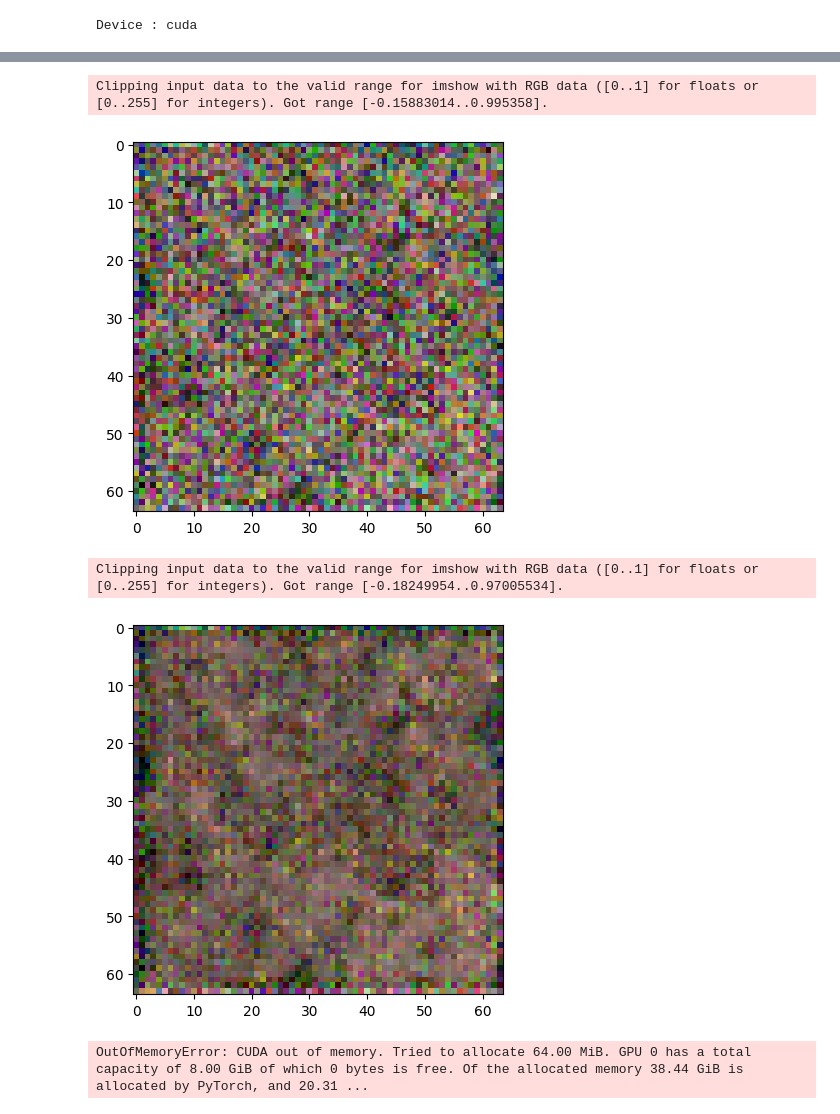
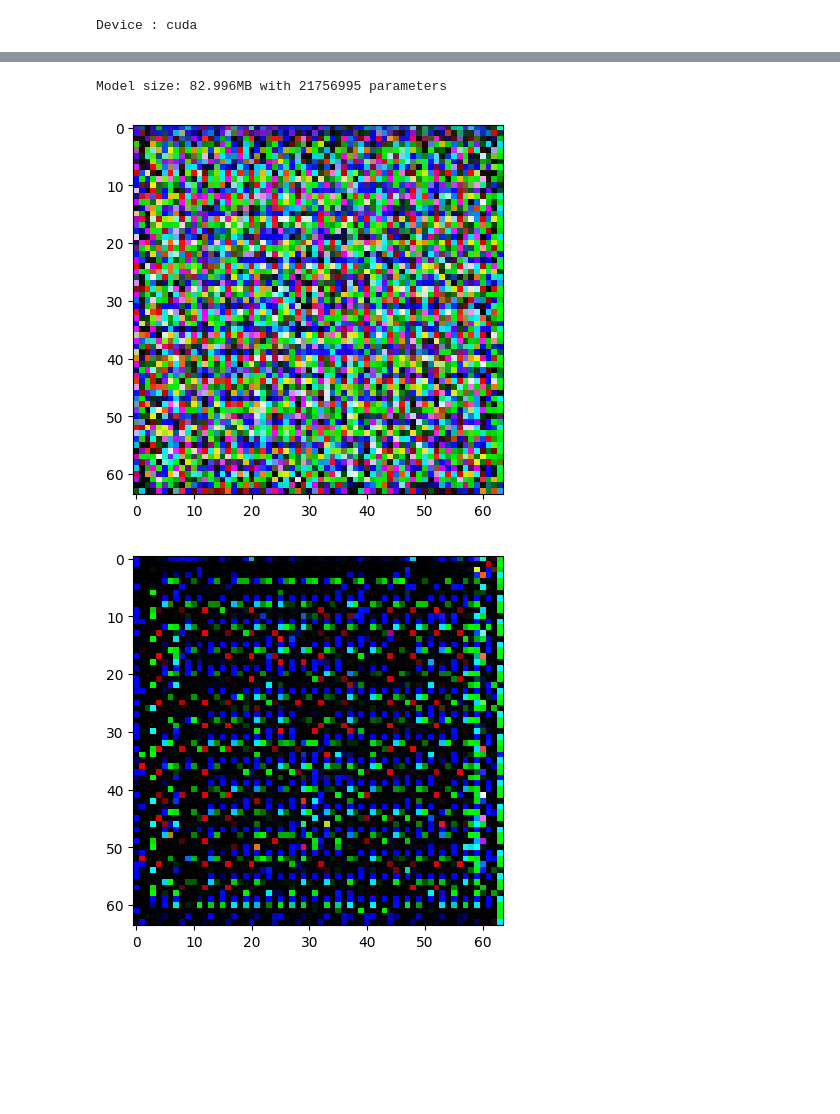
Before and after one commit to PaulPannetier/FaceGenerator, a Jupyter notebook: main.ipynb, the cells around one changed output, grey strips where cells are left out. Drawn from its saved outputs; the diff is of its cells as text; code cells hidden in the pictures; blank space fills up the shorter version.

Commit message:
add larger model

```diff
--- a/main.ipynb
+++ b/main.ipynb
@@ -264,6 +350,15 @@ def load_denoiser() -> Denoiser:
     return model
 
 denoiser = load_denoiser()
+
+param_size = 0
+for param in denoiser.parameters():
+    param_size += param.nelement() * param.element_size()
+
+size_all_mb = (param_size + 0) / 1024**2
+print("Model size: {:.3f}MB with {} parameters".format(size_all_mb, sum(p.numel() for p in denoiser.parameters())))
+# %% [output]
+Model size: 82.996MB with 21756995 parameters
 # %%
 class GenerationParam:
     denoise_step:int
@@ -277,37 +372,23 @@ class GenerationParam:
 # %%
 def generate_face(denoiser:Denoiser, param:GenerationParam) -> torch.Tensor:
     denoiser = denoiser.to(device)
-    img:torch.Tensor = torch.rand(1, 3, 64, 64).to(device)
+    # img:torch.Tensor = torch.rand(1, 3, 64, 64).to(device)
+    size:tuple[int] = (1, 3, 64, 64)
+    img:torch.Tensor = torch.clamp(torch.normal(torch.ones(size) * 0.5, torch.ones(size) * 0.125), torch.zeros(size), torch.ones(size))
     for i in range(param.denoise_step):
         img = denoiser(img)
-        if param.preview_interval > 0 and (i + 1) % param.preview_interval == 0:
+        if param.preview_interval > 0 and ((i + 1) % param.preview_interval == 0 or i ==0):
             plot_img:torch.Tensor = img.cpu()[0]
             plot_img = plot_img.detach().permute(1, 2, 0)
             plt.imshow(plot_img)
             plt.show()
 
     return img[0].detach()
 
-def generate_face_bias(denoiser:Denoiser, param:GenerationParam, start_image:torch.Tensor) -> torch.Tensor:
-    denoiser = denoiser.to(device)
-    img:torch.Tensor = start_image.unsqueeze(1).to(device)
-    for i in range(param.denoise_step):
-        img = denoiser(img)
-        if param.preview_interval > 0 and (i + 1) % param.preview_interval == 0:
-            plot_img:torch.Tensor = img.cpu()[0]
-            plot_img = plot_img.detach().permute(1, 2, 0)
-            plt.imshow(plot_img)
-            plt.show()
-
-    return img[0].detach()
-
-params = GenerationParam(50, 5, device)
+params = GenerationParam(50, 10, device)
 image:torch.Tensor = generate_face(denoiser, params)
 plt.imshow(image.cpu().permute(1, 2, 0))
 plt.show()
 # %% [output]
-Clipping input data to the valid range for imshow with RGB data ([0..1] for floats or [0..255] for integers). Got range [-0.15883014..0.995358].
-[figure, old version]
+[figure, new version]
-Clipping input data to the valid range for imshow with RGB data ([0..1] for floats or [0..255] for integers). Got range [-0.18249954..0.97005534].
-[figure, old version]
+[figure, new version]
-OutOfMemoryError: CUDA out of memory. Tried to allocate 64.00 MiB. GPU 0 has a total capacity of 8.00 GiB of which 0 bytes is free. Of the allocated memory 38.44 GiB is allocated by PyTorch, and 20.31 ...
```
Also changed, not shown: parts of 10 cells of this notebook.
